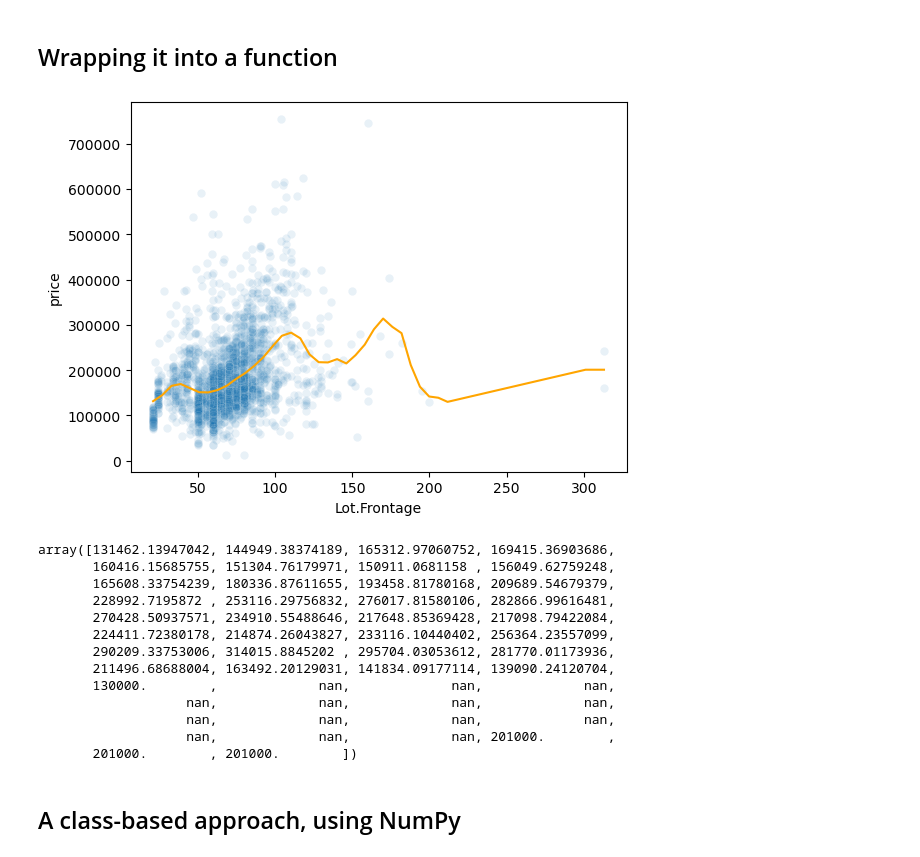
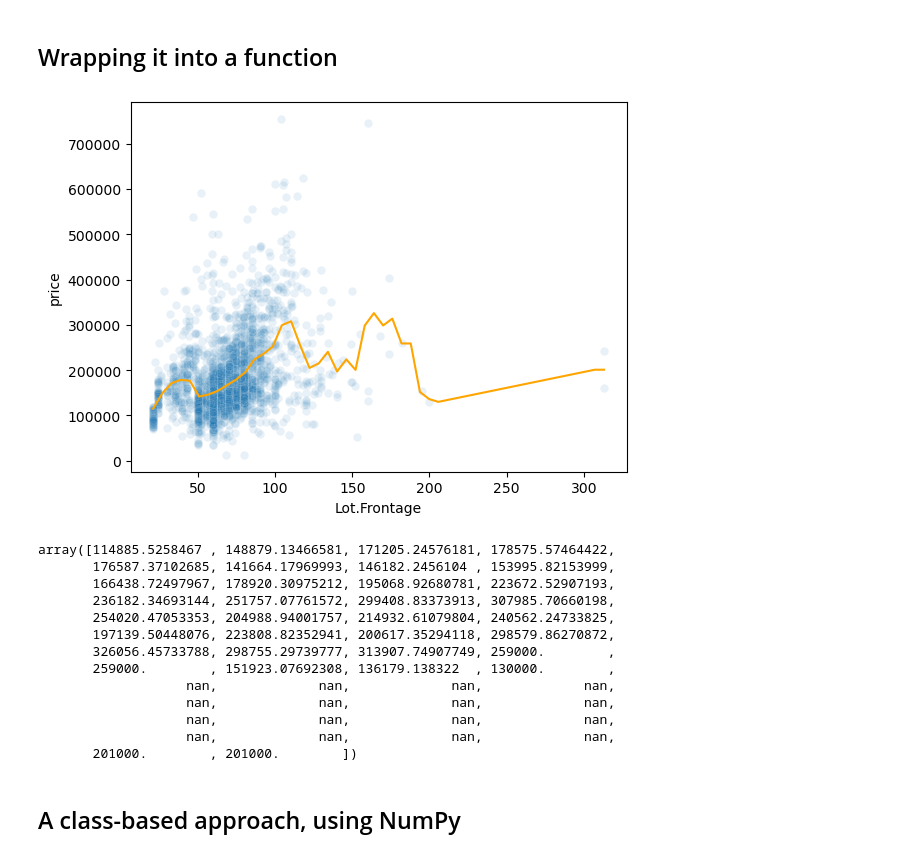
Before and after one commit to rde6mn/understanding_uncertainty_assignments, a Jupyter notebook: assignment_3_solutions.ipynb, the cells around one changed output. Saved outputs shown, nothing was run; the diff lists cells and outputs as text; code cells hidden in the pictures.

Commit message:
Fix kernel logic

```diff
--- a/assignment_3_solutions.ipynb
+++ b/assignment_3_solutions.ipynb
@@ -276,16 +276,16 @@ def lcls(x, y, h=None, kernel_type='epanechnikov', plot=True, steps=50):
 
     ## Kernel selection:
     if kernel_type == 'epanechnikov':
-        def k(u):
+        def kernel(u):
             return .75 * (1-u**2) * int( np.abs(u) <= 1)
     elif kernel_type == 'gaussian':
-        def k(u):
+        def kernel(u):
             return np.exp(-0.5 * u**2) / np.sqrt(2 * np.pi)
     elif kernel_type == 'triangular':
-        def k(u):
+        def kernel(u):
             return (1 - np.abs(u)) * (np.abs(u) <= 1)
     elif kernel_type == 'uniform':
-        def k(u):
+        def kernel(u):
             return 0.5 * (np.abs(u) <= 1)
     else:
         print('Kernel type unsupported.')
@@ -312,21 +312,21 @@ def lcls(x, y, h=None, kernel_type='epanechnikov', plot=True, steps=50):
 
     return cef
 # %%
-lcls(x,y,kernel_type='gaussian',h=15)
+lcls(x,y,kernel_type='triangular',h=7)
 # %% [output]
-[figure, old version]
+[figure, new version]
-array([131462.13947042, 144949.38374189, 165312.97060752, 169415.36903686,
-       160416.15685755, 151304.76179971, 150911.0681158 , 156049.62759248,
-       165608.33754239, 180336.87611655, 193458.81780168, 209689.54679379,
-       228992.7195872 , 253116.29756832, 276017.81580106, 282866.99616481,
-       270428.50937571, 234910.55488646, 217648.85369428, 217098.79422084,
-       224411.72380178, 214874.26043827, 233116.10440402, 256364.23557099,
-       290209.33753006, 314015.8845202 , 295704.03053612, 281770.01173936,
-       211496.68688004, 163492.20129031, 141834.09177114, 139090.24120704,
-       130000.        ,             nan,             nan,             nan,
+array([114885.5258467 , 148879.13466581, 171205.24576181, 178575.57464422,
+       176587.37102685, 141664.17969993, 146182.2456104 , 153995.82153999,
+       166438.72497967, 178920.30975212, 195068.92680781, 223672.52907193,
+       236182.34693144, 251757.07761572, 299408.83373913, 307985.70660198,
+       254020.47053353, 204988.94001757, 214932.61079804, 240562.24733825,
+       197139.50448076, 223808.82352941, 200617.35294118, 298579.86270872,
+       326056.45733788, 298755.29739777, 313907.74907749, 259000.        ,
+       259000.        , 151923.07692308, 136179.138322  , 130000.        ,
                    nan,             nan,             nan,             nan,
                    nan,             nan,             nan,             nan,
-                   nan,             nan,             nan, 201000.        ,
+                   nan,             nan,             nan,             nan,
+                   nan,             nan,             nan,             nan,
        201000.        , 201000.        ])
 # %% [markdown]
 ## A class-based approach, using NumPy
```
Also changed, not shown: parts of 2 cells of this notebook.
